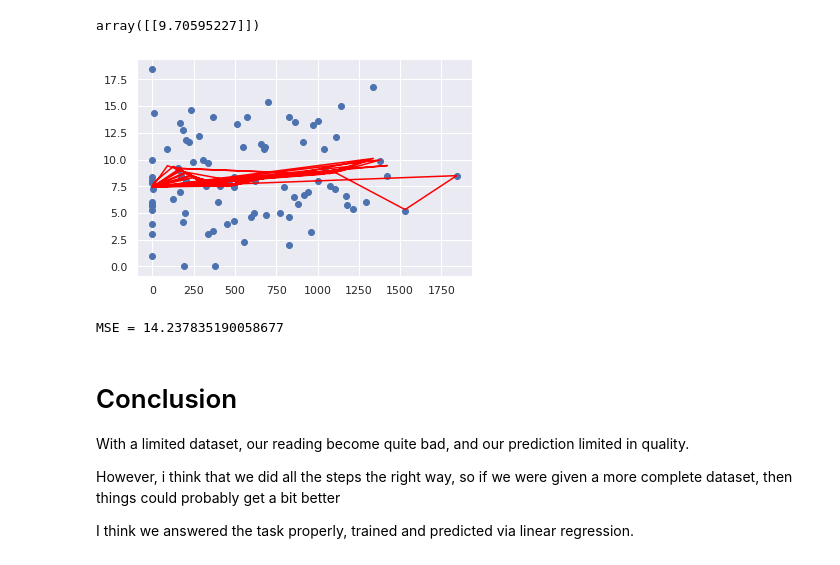
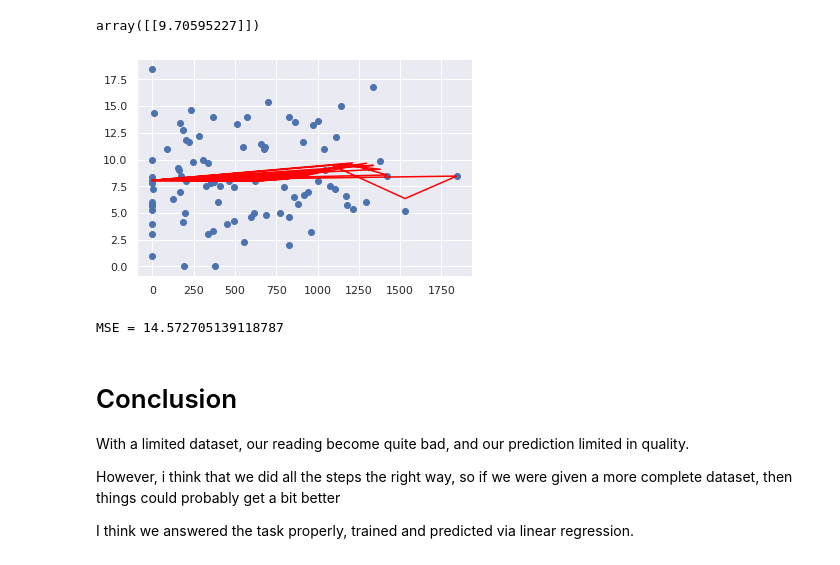
Before and after one commit to ulsin/ai-oblig-2, a Jupyter notebook: oblig2.ipynb, the cells around one changed output. Drawn from its saved outputs; the diff is of its cells as text; code cells hidden in the pictures.

```diff
--- a/oblig2.ipynb
+++ b/oblig2.ipynb
@@ -321,18 +321,31 @@ array([[9.70595227]])
 
 scaler = preprocessing.StandardScaler()
 degree=9
-polyreg_scaled=make_pipeline(PolynomialFeatures(degree),scaler,LinearRegression())
-polyreg_scaled.fit(X, Y)
 
-polyPred = polyreg_scaled.predict(X)
+degreVar = PolynomialFeatures(degree)
+
+polyreg_scaled=make_pipeline(degreVar,scaler,LinearRegression())
+
+lin2 = LinearRegression()
+
+
+xPoly = degreVar.fit_transform(X)
+
+polyreg_scaled.fit(xPoly, Y)
+
+lin2.fit(xPoly, Y)
+
+lin2Pred = lin2.predict(xPoly)
+
+polyPred = polyreg_scaled.predict(xPoly)
 # %%
 plt.scatter(X, Y)             #Plot blue dots with real data
-plt.plot(X, polyPred, color='red')    #Plot red line with prediction
+plt.plot(X, lin2Pred, color='red')    #Plot red line with prediction
 plt.show()                                #Show the plot
-print( "MSE = "+str(metrics.mean_squared_error(Y,polyPred))) #Calculate MSE
+print( "MSE = "+str(metrics.mean_squared_error(Y,lin2Pred))) #Calculate MSE
 # %% [output]
-[figure, old version]
+[figure, new version]
-MSE = 14.237835190058677
+MSE = 14.572705139118787
 # %% [markdown]
 # Conclusion
 
```
Also changed, not shown: parts of 1 cell of this notebook.
